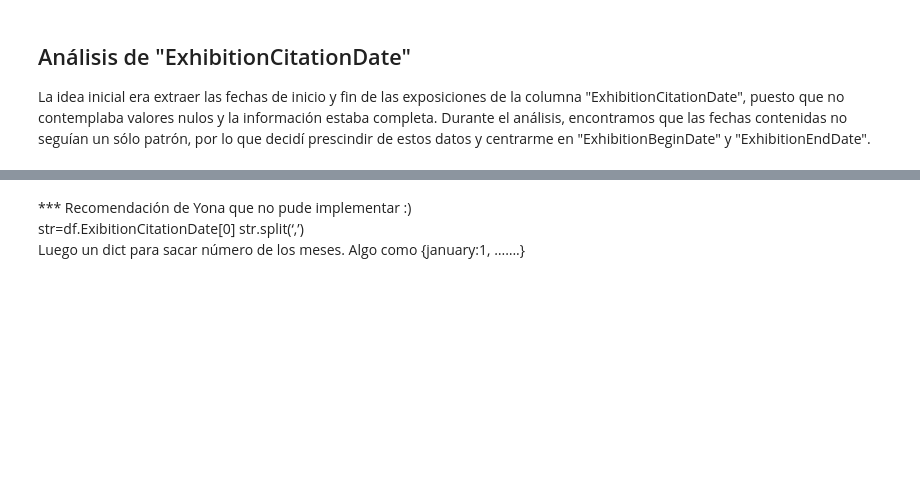
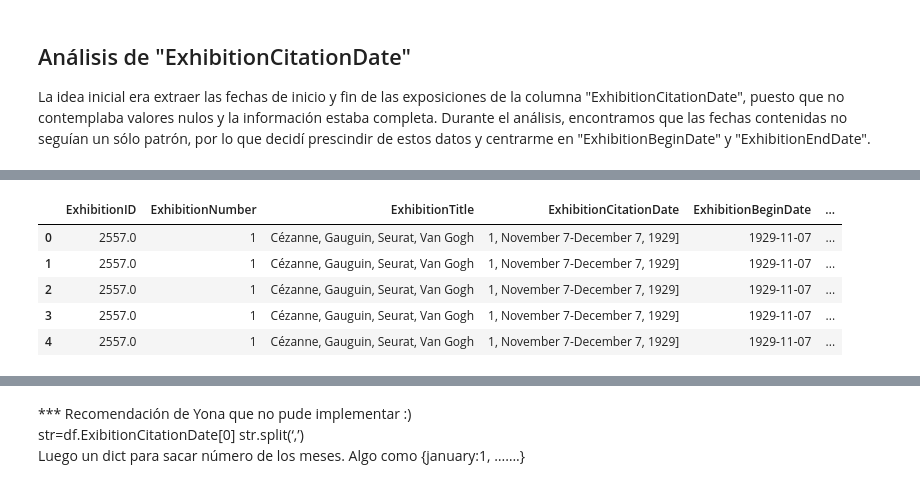
Before and after one commit to PaulaNuno/ironhack-final-project, a Jupyter notebook: exploring_dataset.ipynb, the cells around one changed output, grey strips where cells are left out. Saved outputs shown, nothing was run; the diff lists cells and outputs as text; code cells hidden in the pictures; blank space fills up the shorter version.

```diff
--- a/exploring_dataset.ipynb
+++ b/exploring_dataset.ipynb
@@ -201,4 +214,11 @@ df_final #elimino "]"
 # %%
-df_final["ExhibitionCitationDate"].str.strip #elimino espacios después de prescindir de caracteres innecesarios
-df_final.head(5)
+df["ExhibitionCitationDate"].str.strip #elimino espacios después de prescindir de caracteres innecesarios
+df.head(5)
+# %% [output]
+|  | ExhibitionID | ExhibitionNumber | ExhibitionTitle | ExhibitionCitationDate | ExhibitionBeginDate | ... |
+| 0 | 2557.0 | 1 | Cézanne, Gauguin, Seurat, Van Gogh | 1, November 7-December 7, 1929] | 1929-11-07 | ... |
+| 1 | 2557.0 | 1 | Cézanne, Gauguin, Seurat, Van Gogh | 1, November 7-December 7, 1929] | 1929-11-07 | ... |
+| 2 | 2557.0 | 1 | Cézanne, Gauguin, Seurat, Van Gogh | 1, November 7-December 7, 1929] | 1929-11-07 | ... |
+| 3 | 2557.0 | 1 | Cézanne, Gauguin, Seurat, Van Gogh | 1, November 7-December 7, 1929] | 1929-11-07 | ... |
+| 4 | 2557.0 | 1 | Cézanne, Gauguin, Seurat, Van Gogh | 1, November 7-December 7, 1929] | 1929-11-07 | ... |
 # %%
```
Also changed, not shown: parts of 12 cells of this notebook, 2 other files.
